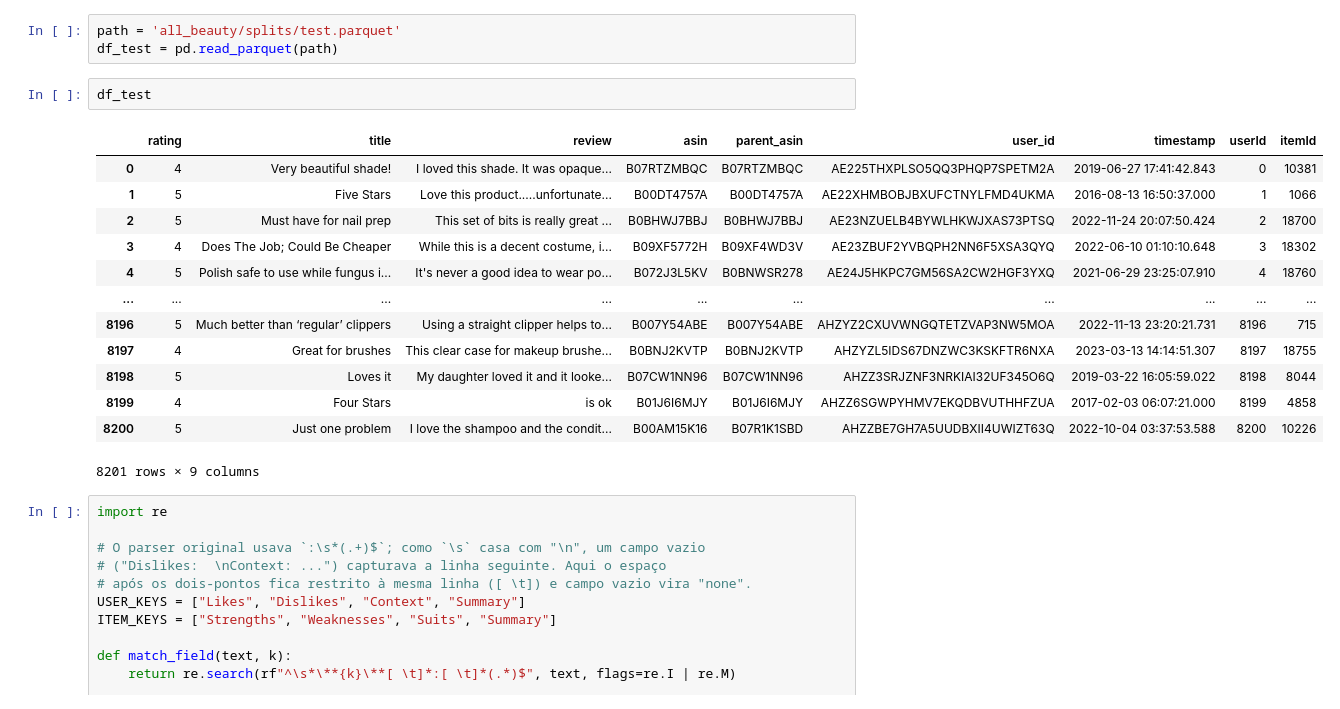
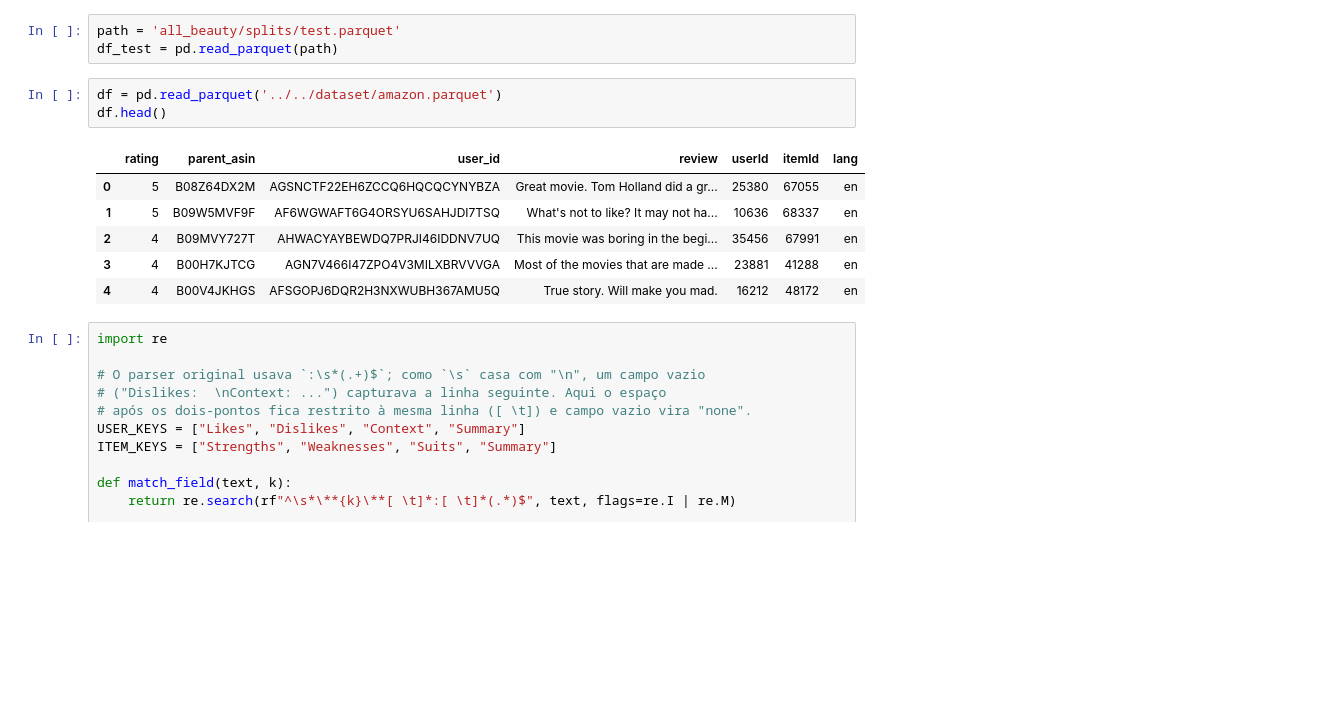
Before and after one commit to ferreira-eduardo/ghc2f, a Jupyter notebook: data/tst.ipynb, the cells around one changed output. Saved outputs shown, nothing was run; the diff lists cells and outputs as text; blank space fills up the shorter version.

```diff
--- a/data/tst.ipynb
+++ b/data/tst.ipynb
@@ -7,21 +7,15 @@ df_train = pd.read_parquet(path)
 path = 'all_beauty/splits/test.parquet'
 df_test = pd.read_parquet(path)
 # %%
-df_test
+df = pd.read_parquet('../../dataset/amazon.parquet')
+df.head()
 # %% [output]
-|  | rating | title | review | asin | parent_asin | user_id | timestamp | userId | itemId |
-| 0 | 4 | Very beautiful shade! | I loved this shade. It was opaque... | B07RTZMBQC | B07RTZMBQC | AE225THXPLSO5QQ3PHQP7SPETM2A | 2019-06-27 17:41:42.843 | 0 | 10381 |
-| 1 | 5 | Five Stars | Love this product.....unfortunate... | B00DT4757A | B00DT4757A | AE22XHMBOBJBXUFCTNYLFMD4UKMA | 2016-08-13 16:50:37.000 | 1 | 1066 |
-| 2 | 5 | Must have for nail prep | This set of bits is really great ... | B0BHWJ7BBJ | B0BHWJ7BBJ | AE23NZUELB4BYWLHKWJXAS73PTSQ | 2022-11-24 20:07:50.424 | 2 | 18700 |
-| 3 | 4 | Does The Job; Could Be Cheaper | While this is a decent costume, i... | B09XF5772H | B09XF4WD3V | AE23ZBUF2YVBQPH2NN6F5XSA3QYQ | 2022-06-10 01:10:10.648 | 3 | 18302 |
-| 4 | 5 | Polish safe to use while fungus i... | It's never a good idea to wear po... | B072J3L5KV | B0BNWSR278 | AE24J5HKPC7GM56SA2CW2HGF3YXQ | 2021-06-29 23:25:07.910 | 4 | 18760 |
-| ... | ... | ... | ... | ... | ... | ... | ... | ... | ... |
-| 8196 | 5 | Much better than ‘regular’ clippers | Using a straight clipper helps to... | B007Y54ABE | B007Y54ABE | AHZYZ2CXUVWNGQTETZVAP3NW5MOA | 2022-11-13 23:20:21.731 | 8196 | 715 |
-| 8197 | 4 | Great for brushes | This clear case for makeup brushe... | B0BNJ2KVTP | B0BNJ2KVTP | AHZYZL5IDS67DNZWC3KSKFTR6NXA | 2023-03-13 14:14:51.307 | 8197 | 18755 |
-| 8198 | 5 | Loves it | My daughter loved it and it looke... | B07CW1NN96 | B07CW1NN96 | AHZZ3SRJZNF3NRKIAI32UF345O6Q | 2019-03-22 16:05:59.022 | 8198 | 8044 |
-| 8199 | 4 | Four Stars | is ok | B01J6I6MJY | B01J6I6MJY | AHZZ6SGWPYHMV7EKQDBVUTHHFZUA | 2017-02-03 06:07:21.000 | 8199 | 4858 |
-| 8200 | 5 | Just one problem | I love the shampoo and the condit... | B00AM15K16 | B07R1K1SBD | AHZZBE7GH7A5UUDBXII4UWIZT63Q | 2022-10-04 03:37:53.588 | 8200 | 10226 |
+|  | rating | parent_asin | user_id | review | userId | itemId | lang |
+| 0 | 5 | B08Z64DX2M | AGSNCTF22EH6ZCCQ6HQCQCYNYBZA | Great movie. Tom Holland did a gr... | 25380 | 67055 | en |
+| 1 | 5 | B09W5MVF9F | AF6WGWAFT6G4ORSYU6SAHJDI7TSQ | What's not to like? It may not ha... | 10636 | 68337 | en |
+| 2 | 4 | B09MVY727T | AHWACYAYBEWDQ7PRJI46IDDNV7UQ | This movie was boring in the begi... | 35456 | 67991 | en |
+| 3 | 4 | B00H7KJTCG | AGN7V466I47ZPO4V3MILXBRVVVGA | Most of the movies that are made ... | 23881 | 41288 | en |
+| 4 | 4 | B00V4JKHGS | AFSGOPJ6DQR2H3NXWUBH367AMU5Q | True story. Will make you mad. | 16212 | 48172 | en |
-8201 rows × 9 columns
 # %%
 import re
 
```
Also changed, not shown: 10 other files.
